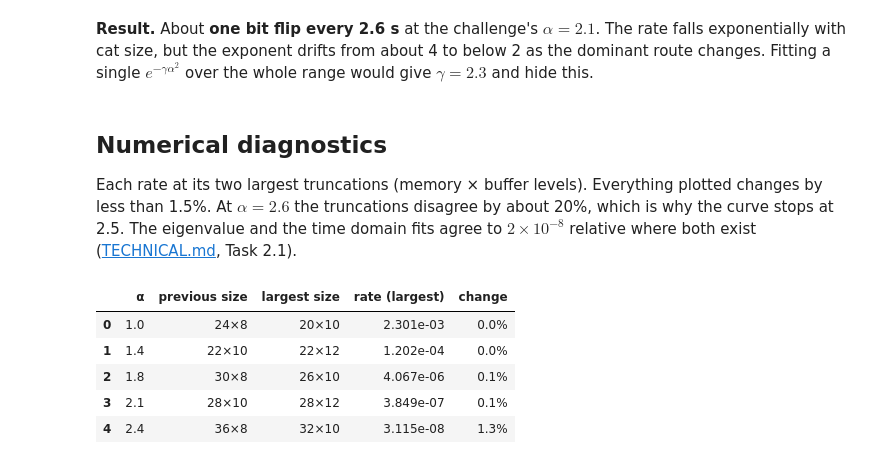
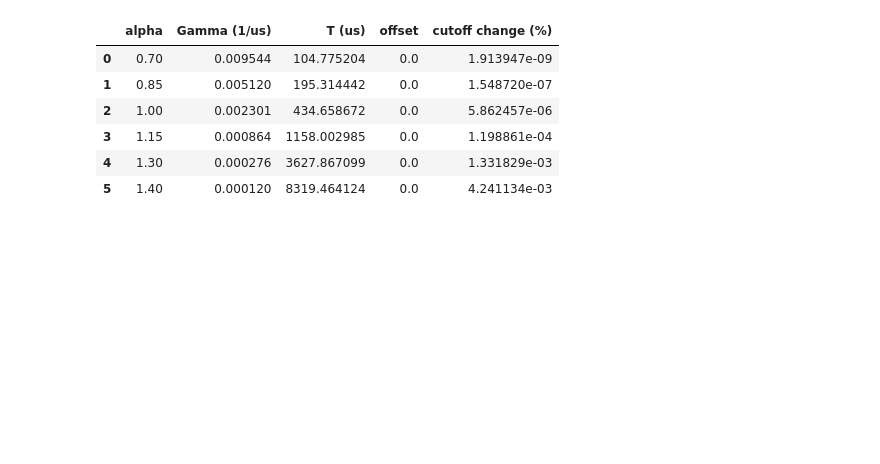
Before and after one commit to pkarakala/duquantum-cat-qubit, a Jupyter notebook: notebooks/06_task_2_1_bit_flips.ipynb, the cells around one changed output. Drawn from its saved outputs; the diff is of its cells as text; code cells hidden in the pictures; blank space fills up the shorter version.

```diff
--- a/notebooks/06_task_2_1_bit_flips.ipynb
+++ b/notebooks/06_task_2_1_bit_flips.ipynb
@@ -41,6 +24,0 @@ pd.DataFrame([{'α': a, 'photons α²': round(a * a, 2), 'bit flip rate (1/µs)'
-# %% [markdown]
-**Result.** About **one bit flip every 2.6 s** at the challenge's $\alpha = 2.1$. The rate falls exponentially with cat size, but the exponent drifts from about 4 to below 2 as the dominant route changes. Fitting a single $e^{-\gamma\alpha^2}$ over the whole range would give $\gamma = 2.3$ and hide this.
-# %% [markdown]
-## Numerical diagnostics
-
-Each rate at its two largest truncations (memory × buffer levels). Everything plotted changes by less than 1.5%. At $\alpha = 2.6$ the truncations disagree by about 20%, which is why the curve stops at 2.5. The eigenvalue and the time domain fits agree to $2\times10^{-8}$ relative where both exist ([TECHNICAL.md](../docs/TECHNICAL.md), Task 2.1).
@@ -60,9 +25,20 @@ def two_largest(rows, key):
-# %%
-two_largest([d for d in load('gx_two_*.json') if nominal(d)], 'gamma_x')
-# %% [output]
-|  | α | previous size | largest size | rate (largest) | change |
-| 0 | 1.0 | 24×8 | 20×10 | 2.301e-03 | 0.0% |
-| 1 | 1.4 | 22×10 | 22×12 | 1.202e-04 | 0.0% |
-| 2 | 1.8 | 30×8 | 26×10 | 4.067e-06 | 0.1% |
-| 3 | 2.1 | 28×10 | 28×12 | 3.849e-07 | 0.1% |
-| 4 | 2.4 | 36×8 | 32×10 | 3.115e-08 | 1.3% |
+# %%
+if RERUN:
+    from tasks.task_2_1 import main
+    main()
+result = json.loads((ROOT / "results/task_2_1.json").read_text())
+assert result["complete"]
+summary = pd.DataFrame([{
+    "alpha": row["alpha"], "Gamma (1/us)": row["fit"]["gamma_per_us"],
+    "T (us)": row["fit"]["tau_us"], "offset": row["fit"]["offset"],
+    "cutoff change (%)": 100*row["checks"]["cutoff_relative_change"],
+} for row in result["cases"]])
+display(summary)
+# %% [output]
+|  | alpha | Gamma (1/us) | T (us) | offset | cutoff change (%) |
+| 0 | 0.70 | 0.009544 | 104.775204 | 0.0 | 1.913947e-09 |
+| 1 | 0.85 | 0.005120 | 195.314442 | 0.0 | 1.548720e-07 |
+| 2 | 1.00 | 0.002301 | 434.658672 | 0.0 | 5.862457e-06 |
+| 3 | 1.15 | 0.000864 | 1158.002985 | 0.0 | 1.198861e-04 |
+| 4 | 1.30 | 0.000276 | 3627.867099 | 0.0 | 1.331829e-03 |
+| 5 | 1.40 | 0.000120 | 8319.464124 | 0.0 | 4.241134e-03 |
```
Also changed, not shown: parts of 17 cells of this notebook, 34 other files.
